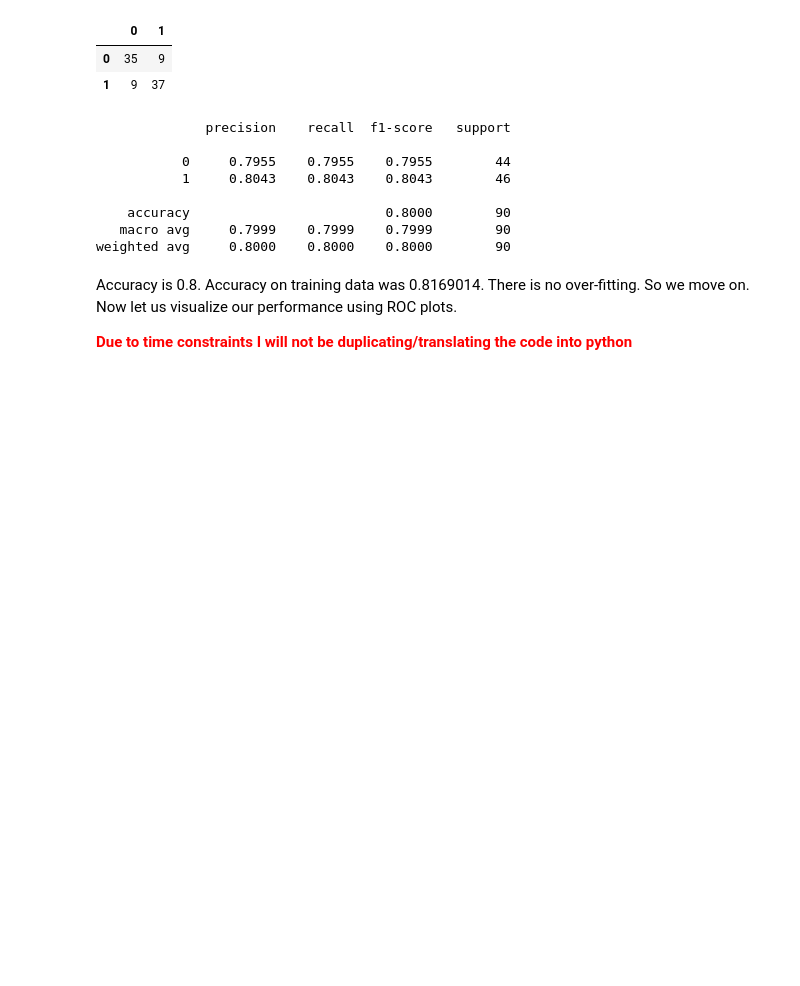
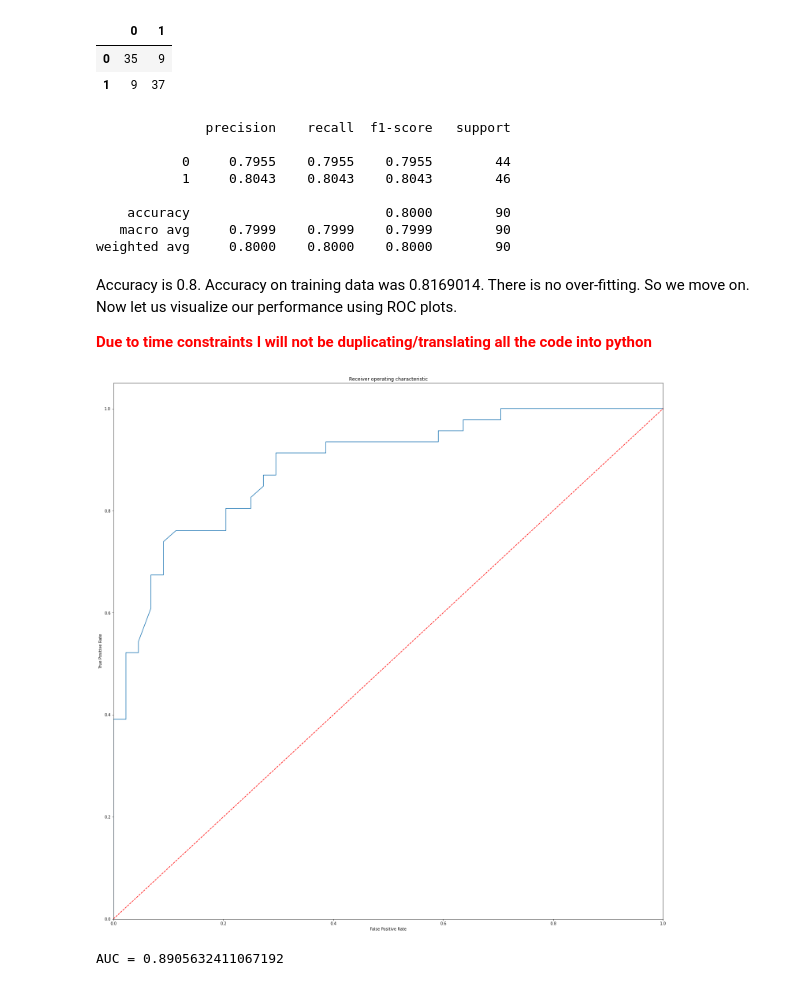
Before and after one commit to mikeasilva/CUNY-SPS, a Jupyter notebook: DATA622/M02-glm.ipynb, the cells around one changed output. Drawn from its saved outputs; the diff is of its cells as text; code cells hidden in the pictures; blank space fills up the shorter version.

Commit message:
Added ROC Curve

```diff
--- a/DATA622/M02-glm.ipynb
+++ b/DATA622/M02-glm.ipynb
@@ -593,4 +593,22 @@ weighted avg     0.8000    0.8000    0.8000        90
 # %% [markdown]
 Accuracy is 0.8. Accuracy on training data was 0.8169014. There is no over-fitting. So we move on. Now let us visualize our performance using ROC plots.
 
-<span style="color:red">**Due to time constraints I will not be duplicating/translating the code into python**</span>
+<span style="color:red">**Due to time constraints I will not be duplicating/translating all the code into python**</span>
+# %%
+fpr, tpr, thresholds = roc_curve(Y_test, tr_tst_pred)
+plt.figure()
+plt.plot(fpr, tpr)
+plt.plot([0, 1], [0, 1],'r--')
+plt.xlim([0.0, 1.0])
+plt.ylim([0.0, 1.05])
+plt.xlabel('False Positive Rate')
+plt.ylabel('True Positive Rate')
+plt.title('Receiver operating characteristic')
+plt.savefig('Log_ROC')
+plt.show()
+# %% [output]
+[figure, added]
+# %%
+print("AUC = " + str(roc_auc_score(Y_test, tr_tst_pred)))
+# %% [output]
+AUC = 0.8905632411067192
```
Also changed, not shown: parts of 7 cells of this notebook, 1 other file.
